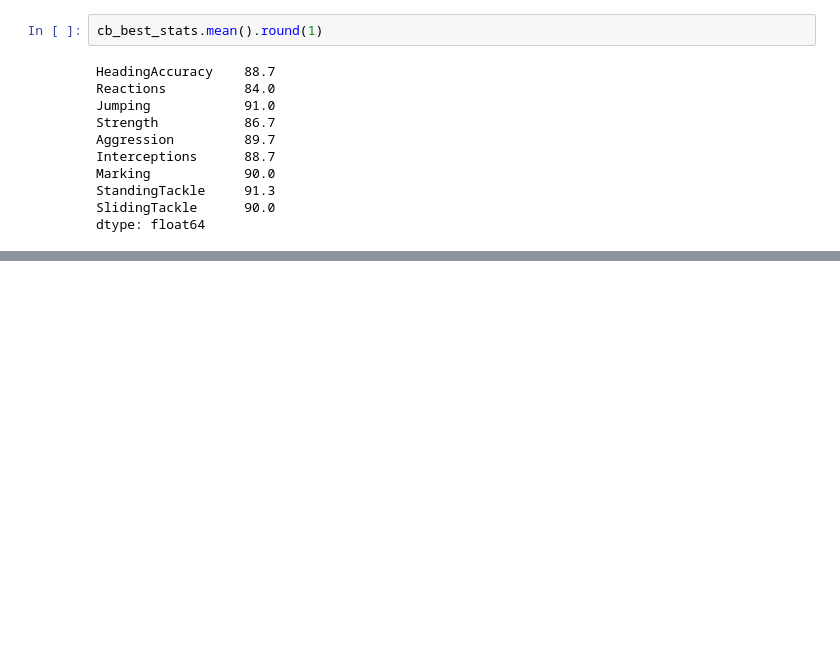
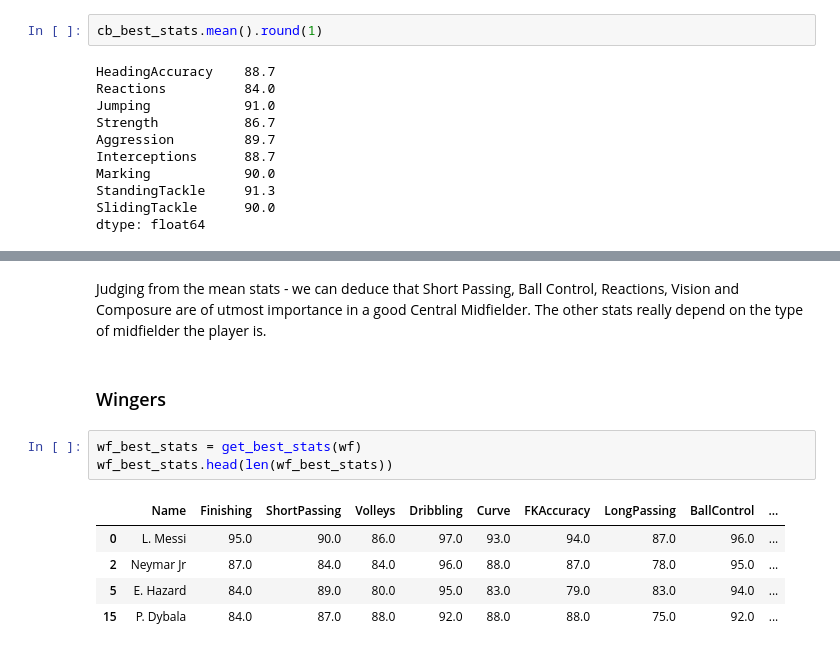
Before and after one commit to AkbarMoledina/fifa19, a Jupyter notebook: top_25.ipynb, the cells around one changed output, grey strips where cells are left out. Cells and saved outputs as stored; diff of their text form; blank space fills up the shorter version.

```diff
--- a/top_25.ipynb
+++ b/top_25.ipynb
@@ -174,0 +218,13 @@ dtype: float64
+# %% [markdown]
+Judging from the mean stats - we can deduce that Short Passing, Ball Control, Reactions, Vision and Composure are of utmost importance in a good Central Midfielder. The other stats really depend on the type of midfielder the player is.
+# %% [markdown]
+### Wingers
+# %%
+wf_best_stats = get_best_stats(wf)
+wf_best_stats.head(len(wf_best_stats))
+# %% [output]
+|  | Name | Finishing | ShortPassing | Volleys | Dribbling | Curve | FKAccuracy | LongPassing | BallControl | ... |
+| 0 | L. Messi | 95.0 | 90.0 | 86.0 | 97.0 | 93.0 | 94.0 | 87.0 | 96.0 | ... |
+| 2 | Neymar Jr | 87.0 | 84.0 | 84.0 | 96.0 | 88.0 | 87.0 | 78.0 | 95.0 | ... |
+| 5 | E. Hazard | 84.0 | 89.0 | 80.0 | 95.0 | 83.0 | 79.0 | 83.0 | 94.0 | ... |
+| 15 | P. Dybala | 84.0 | 87.0 | 88.0 | 92.0 | 88.0 | 88.0 | 75.0 | 92.0 | ... |
```
Also changed, not shown: parts of 8 cells of this notebook.
